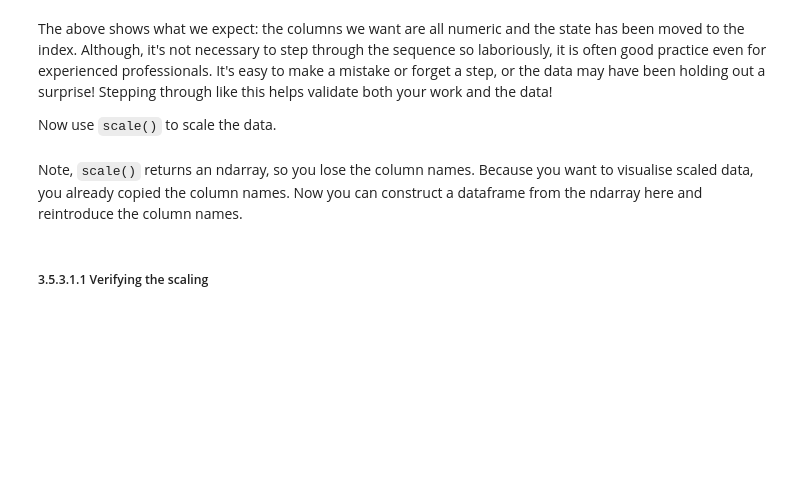
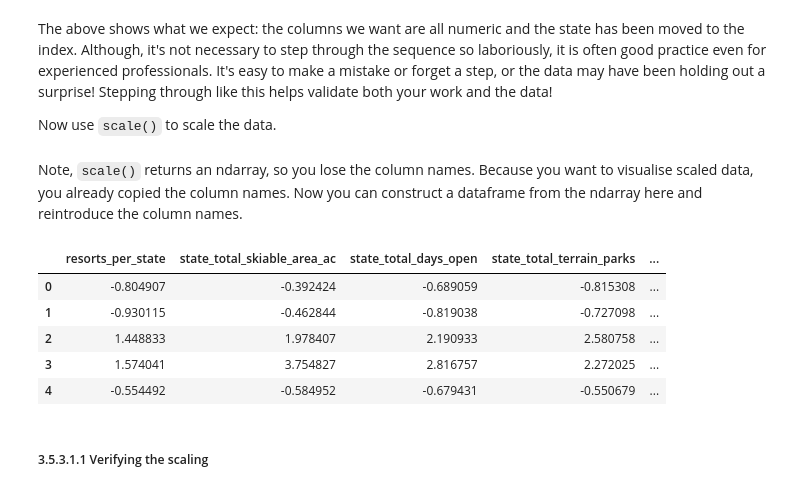
Before and after one commit to Mark-Kincaid11/DataScienceGuidedCapstone, a Jupyter notebook: Notebooks/03_exploratory_data_analysis.ipynb, the cells around one changed output. Drawn from its saved outputs; the diff is of its cells as text; code cells hidden in the pictures; blank space fills up the shorter version.

```diff
--- a/Notebooks/03_exploratory_data_analysis.ipynb
+++ b/Notebooks/03_exploratory_data_analysis.ipynb
@@ -314,8 +314,15 @@ Note, `scale()` returns an ndarray, so you lose the column names. Because you wa
 # %%
 #Code task 2#
 #Create a new dataframe from `state_summary_scale` using the column names we saved in `state_summary_columns`
-state_summary_scaled_df = pd.DataFrame(___, columns=___)
+state_summary_scaled_df = pd.DataFrame(state_summary_scale, columns=state_summary_columns)
 state_summary_scaled_df.head()
+# %% [output]
+|  | resorts_per_state | state_total_skiable_area_ac | state_total_days_open | state_total_terrain_parks | ... |
+| 0 | -0.804907 | -0.392424 | -0.689059 | -0.815308 | ... |
+| 1 | -0.930115 | -0.462844 | -0.819038 | -0.727098 | ... |
+| 2 | 1.448833 | 1.978407 | 2.190933 | 2.580758 | ... |
+| 3 | 1.574041 | 3.754827 | 2.816757 | 2.272025 | ... |
+| 4 | -0.554492 | -0.584952 | -0.679431 | -0.550679 | ... |
 # %% [markdown]
 ##### 3.5.3.1.1 Verifying the scaling<a id='3.5.3.1.1_Verifying_the_scaling'></a>
 # %% [markdown]
```
Also changed, not shown: parts of 3 cells of this notebook.
